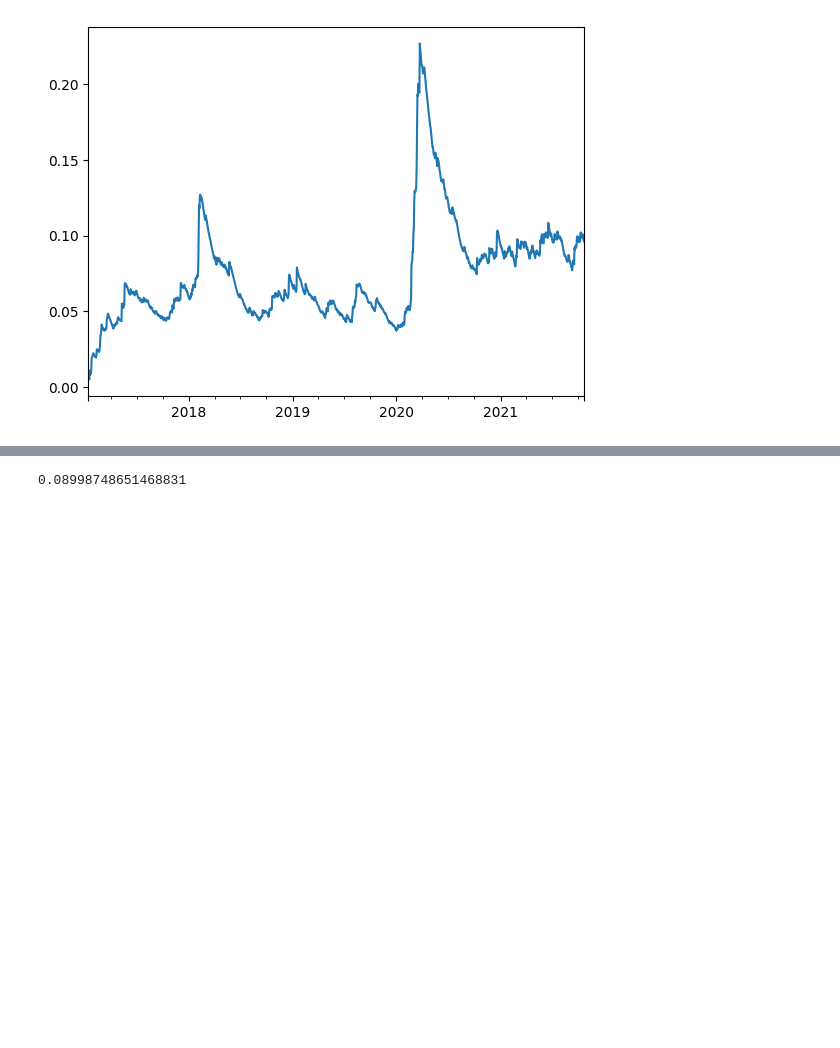
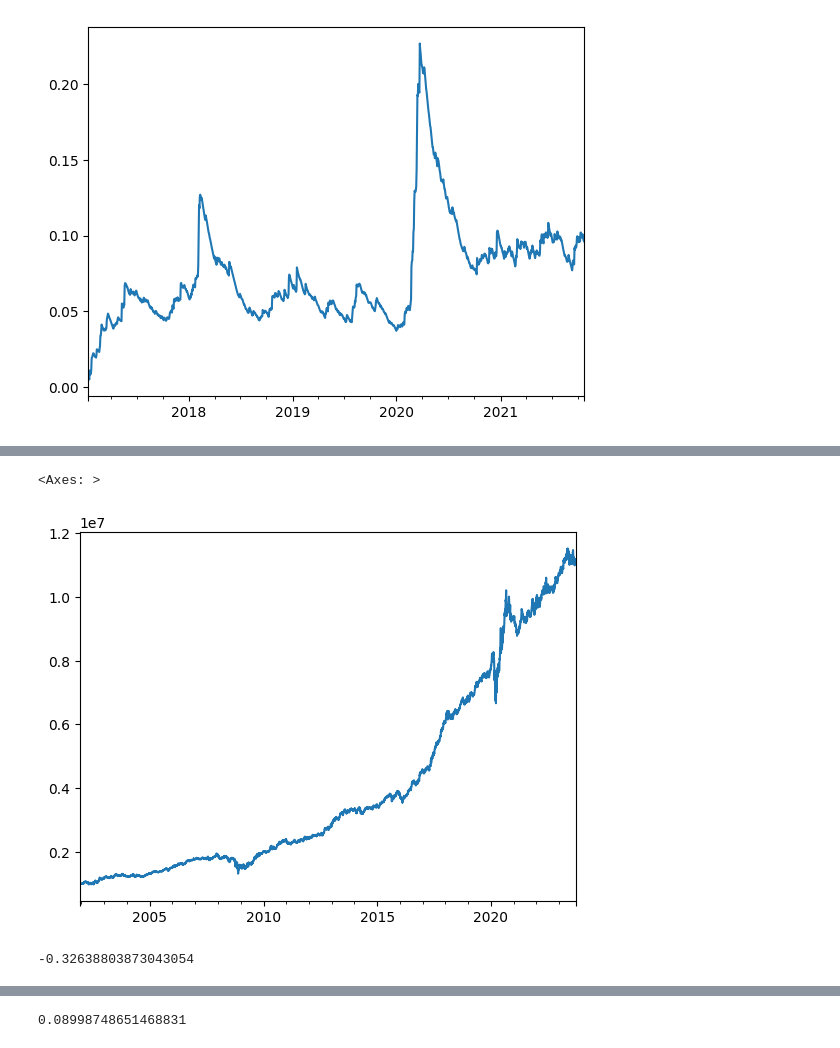
Before and after one commit to cvxgrp/markowitz-reference, a Jupyter notebook: experiments/playground.ipynb, the cells around one changed output, grey strips where cells are left out. Cells and saved outputs as stored; diff of their text form; code cells hidden in the pictures; blank space fills up the shorter version.

```diff
--- a/experiments/playground.ipynb
+++ b/experiments/playground.ipynb
@@ -319,0 +476,9 @@ results, duals = run_markowitz(
+# %%
+results.portfolio_value.plot()
+# %% [output]
+<Axes: >
+[figure, added]
+# %%
+results.max_drawdown
+# %% [output]
+-0.32638803873043054
```
Also changed, not shown: parts of 37 cells of this notebook, 3 other files.
